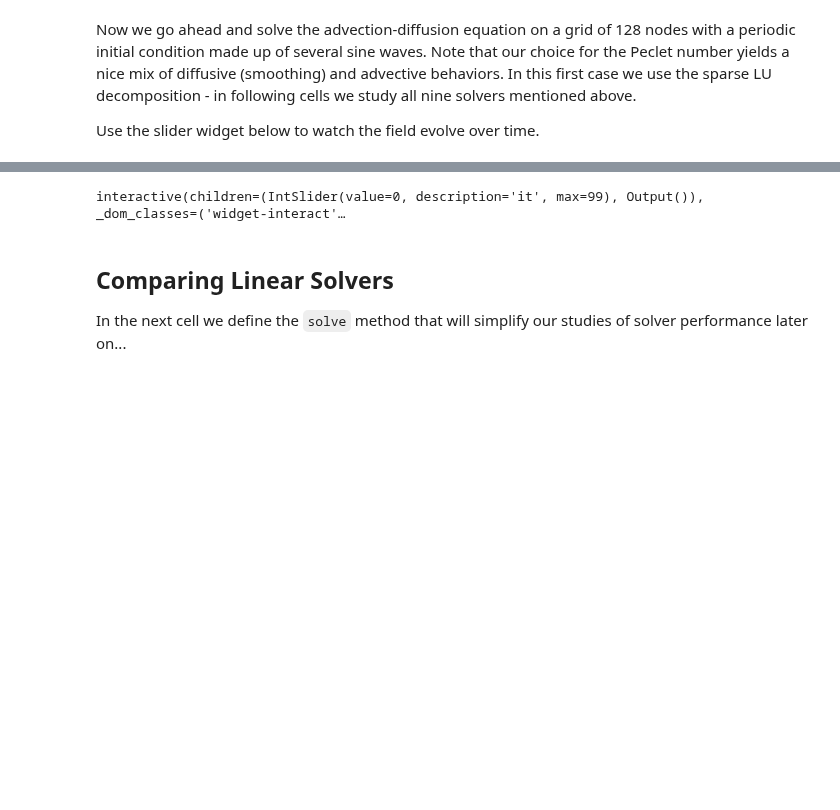
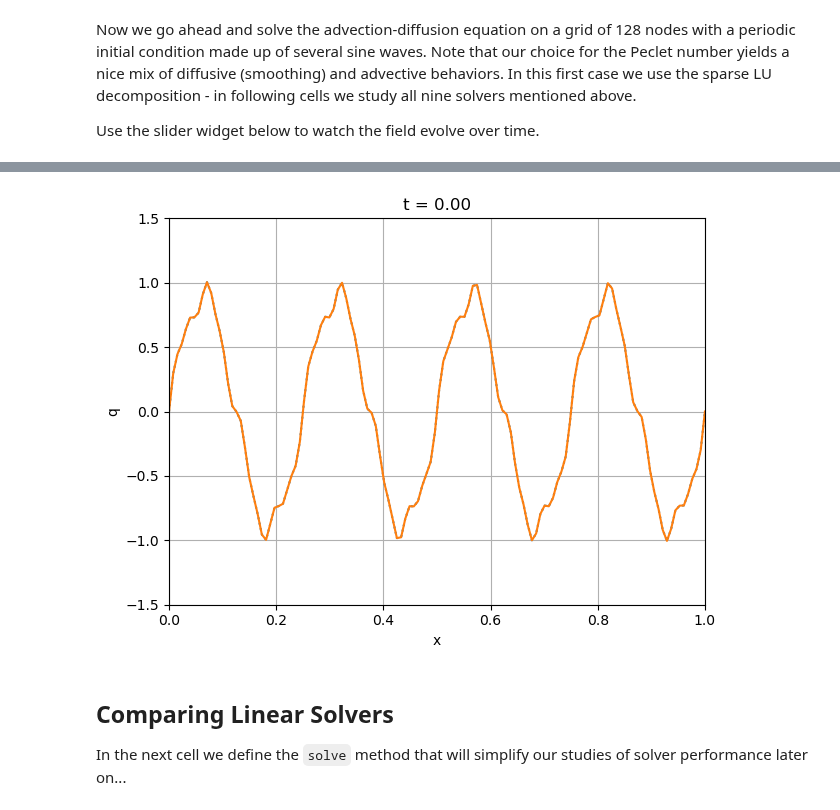
Before and after one commit to sandialabs/Spitfire, a Jupyter notebook: docs/source/demo/time_integration/implicit/implicit_advection_diffusion_linear_solvers_advanced.ipynb, the cells around one changed output, grey strips where cells are left out. Saved outputs shown, nothing was run; the diff lists cells and outputs as text; code cells hidden in the pictures; blank space fills up the shorter version.

Commit message:
update time integration tutorials

```diff
--- a/docs/source/demo/time_integration/implicit/implicit_advection_diffusion_linear_solvers_advanced.ipynb
+++ b/docs/source/demo/time_integration/implicit/implicit_advection_diffusion_linear_solvers_advanced.ipynb
@@ -53,7 +52,7 @@ from scipy.linalg.lapack import dgetrf as lapack_lu_factor
 from scipy.linalg.lapack import dgetrs as lapack_lu_solve
 from scipy.sparse.linalg import splu as superlu_factor
 from scipy.sparse.linalg import spilu as spilu_factor
-from scipy.sparse.linalg import gmres, bicgstab, LinearOperator
+from scipy.sparse.linalg import gmres, LinearOperator
 
 class AdvDiffEqn:
     def __init__(self, x_nodes, Pe):
@@ -138,17 +137,9 @@ class AdvDiffEqn:
                      M=self._krylov_preconditioner,
                      atol=1.e-12,
                      maxiter=100,
-                     callback=self._increment_linear_iter)
+                     callback=self._increment_linear_iter,
+                     callback_type='legacy')
         return x, self._linear_iter, not i
-
-    def solve_BiCGStab(self, residual):
-        x, i = bicgstab(self._lhs_op,
-                        residual,
-                        M=self._krylov_preconditioner,
-                        atol=1.e-12,
-                        maxiter=100,
-                        callback=self._increment_linear_iter)
-        return x, self._linear_iter, not i
 # %% [markdown]
 Now we go ahead and solve the advection-diffusion equation on a grid of 128 nodes with a periodic initial condition made up of several sine waves. Note that our choice for the Peclet number yields a nice mix of diffusive (smoothing) and advective behaviors. In this first case we use the sparse LU decomposition - in following cells we study all nine solvers mentioned above.
 
@@ -175,7 +166,6 @@ q = odesolve(pde.rhs, q0, output_times,
              step_size=controller,
              method=timestepper)
 
-%matplotlib notebook
 plt.plot(x_nodes, q[0, :], ':')
 l1, = plt.plot(x_nodes, q[0, :])
 plt.xlim([x_nodes[0], x_nodes[-1]])
@@ -190,5 +180,5 @@ def f(it):
     plt.title(f't = {output_times[it]:.2f}')
     l1.set_ydata(q[it, :])
 
-interact(f, it=widgets.IntSlider(min=0, max=output_times.size-1, step=1, value=0));
+# interact(f, it=widgets.IntSlider(min=0, max=output_times.size-1, step=1, value=0));
 # %% [output]
@@ -197,4 +185,4 @@ interact(f, it=widgets.IntSlider(min=0, max=output_times.size-1, step=1, value=0
-interactive(children=(IntSlider(value=0, description='it', max=99), Output()), _dom_classes=('widget-interact'…
+[figure, added]
 # %% [markdown]
 ## Comparing Linear Solvers
 
```
Also changed, not shown: parts of 6 cells of this notebook, 32 other files.
